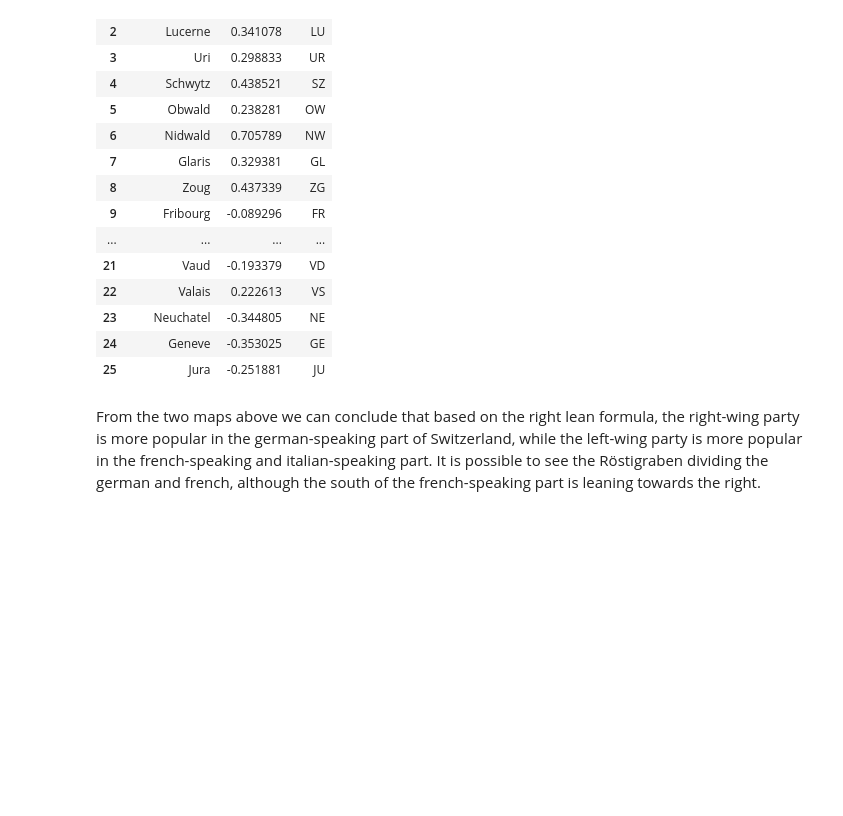
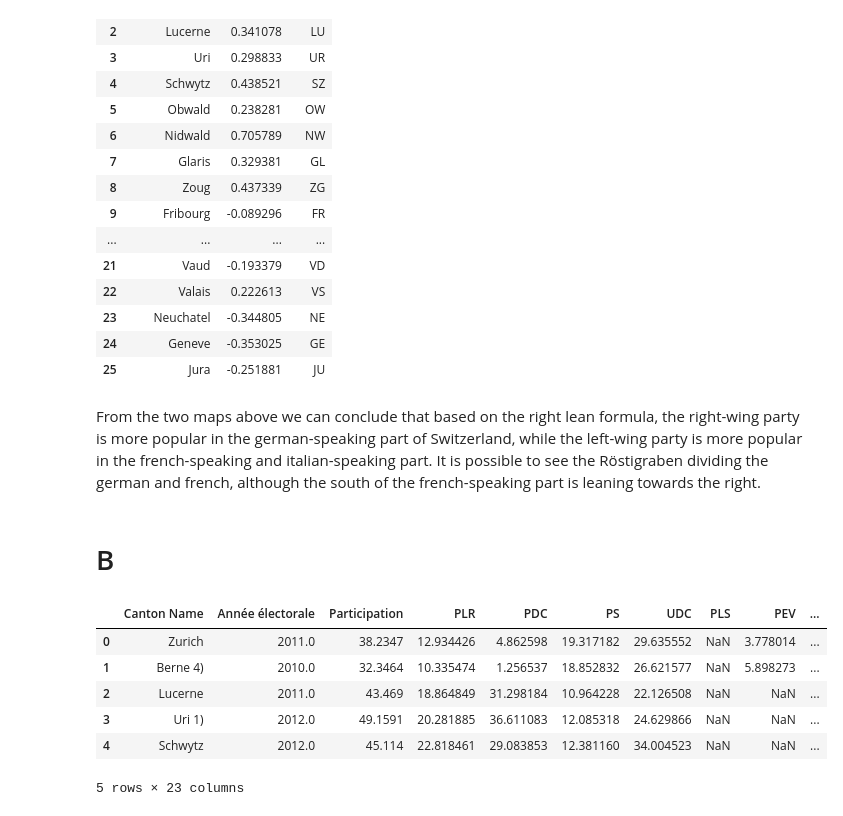
Before and after one commit to kareen2707/Folium, a Jupyter notebook: HW2_main.ipynb, the cells around one changed output. Cells and saved outputs as stored; diff of their text form; code cells hidden in the pictures; blank space fills up the shorter version.

```diff
--- a/HW2_main.ipynb
+++ b/HW2_main.ipynb
@@ -626,3 +626,32 @@ swiss_map.choropleth(
 swiss_map.save(maps_folder+'CH_Right_Lean.html')
 # %% [markdown]
 From the two maps above we can conclude that based on the right lean formula, the right-wing party is more popular in the german-speaking part of Switzerland, while the left-wing party is more popular in the french-speaking and italian-speaking part. It is possible to see the Röstigraben dividing the german and french, although the south of the french-speaking part is leaning towards the right.
+# %% [markdown]
+# B
+# %%
+# read the voting file
+name_sheet = '2010-2013'
+past_voting_data = pd.read_excel(voting_data_file,
+    sheet_name=name_sheet,
+    index_col=0, header=2,
+    nrows=(36 - 2))
+# remove the rows that are empty
+past_voting_data = past_voting_data[past_voting_data.index.notnull()]
+# remove the columns that are empty
+past_voting_data = past_voting_data.drop(past_voting_data.columns[past_voting_data.columns.str.contains('unnamed', case=False)],
+           axis=1)
+past_voting_data = past_voting_data.dropna(how='all', axis=1)
+#change the format of some column names that end with x)
+past_voting_data.columns = past_voting_data.columns.str.replace('[0-9]\)$', '')
+
+past_voting_data = past_voting_data.rename_axis('Canton Name').reset_index()
+
+past_voting_data.head(5)
+# %% [output]
+|  | Canton Name | Année électorale | Participation | PLR | PDC | PS | UDC | PLS | PEV | ... |
+| 0 | Zurich | 2011.0 | 38.2347 | 12.934426 | 4.862598 | 19.317182 | 29.635552 | NaN | 3.778014 | ... |
+| 1 | Berne 4) | 2010.0 | 32.3464 | 10.335474 | 1.256537 | 18.852832 | 26.621577 | NaN | 5.898273 | ... |
+| 2 | Lucerne | 2011.0 | 43.469 | 18.864849 | 31.298184 | 10.964228 | 22.126508 | NaN | NaN | ... |
+| 3 | Uri 1) | 2012.0 | 49.1591 | 20.281885 | 36.611083 | 12.085318 | 24.629866 | NaN | NaN | ... |
+| 4 | Schwytz | 2012.0 | 45.114 | 22.818461 | 29.083853 | 12.381160 | 34.004523 | NaN | NaN | ... |
+5 rows × 23 columns
```
Also changed, not shown: parts of 4 cells of this notebook.
